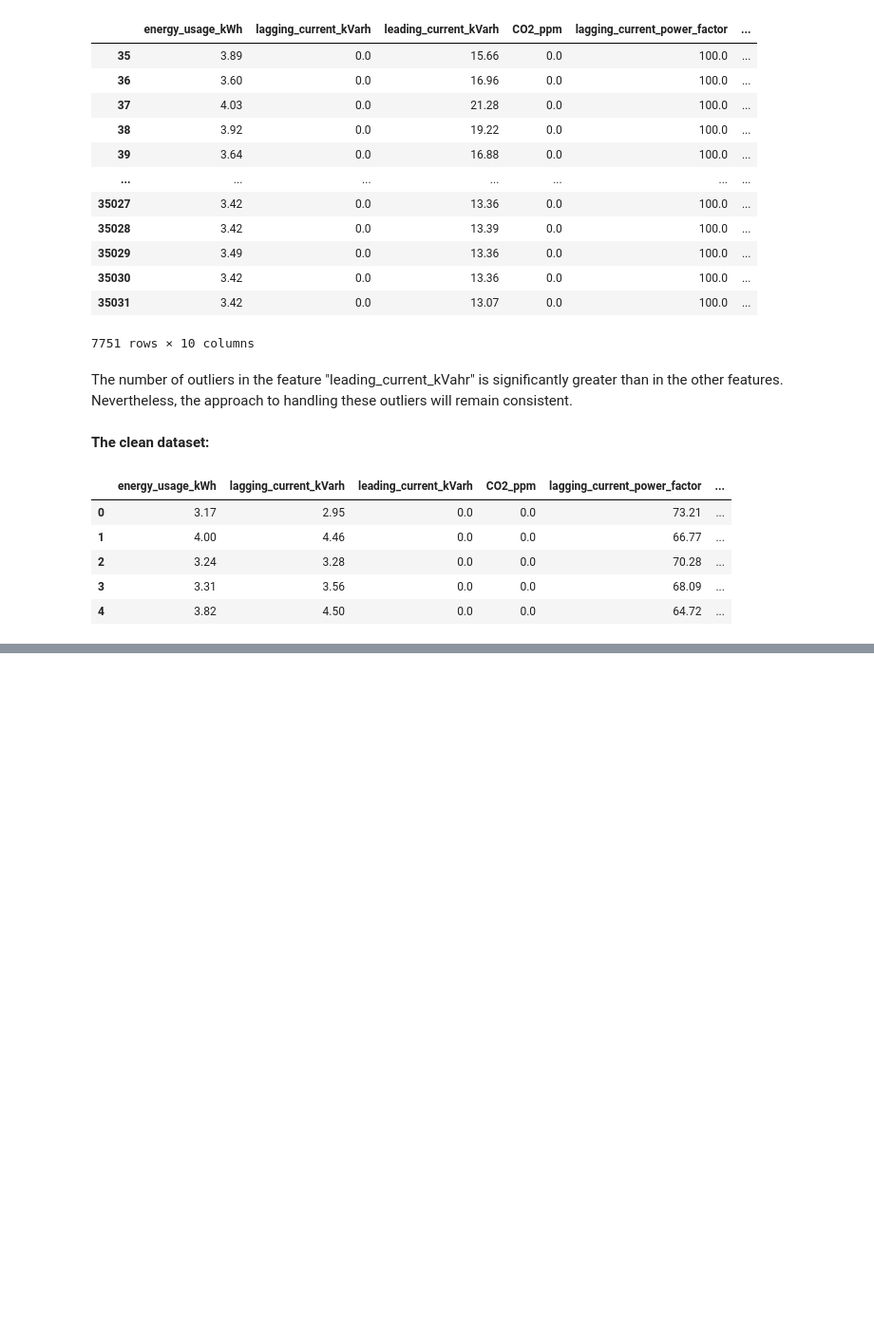
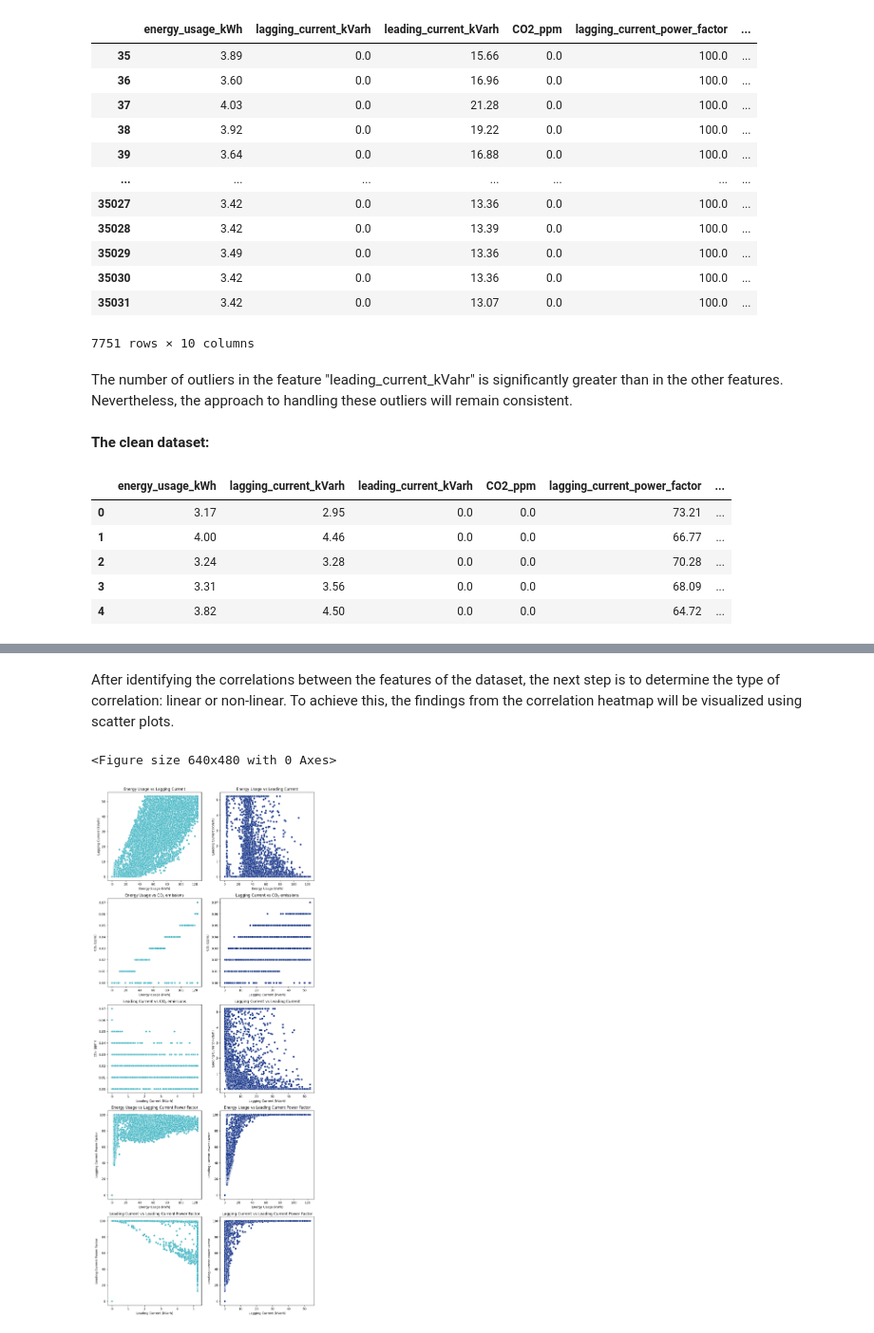
Before and after one commit to herrerovir/Steel-industry-energy-consumption-forecasting, a Jupyter notebook: Steel-industry-energy-consumption-forecasting.ipynb, the cells around one changed output, grey strips where cells are left out. Shown at 95% size. Drawn from its saved outputs; the diff is of its cells as text; code cells hidden in the pictures; blank space fills up the shorter version.

```diff
--- a/Steel-industry-energy-consumption-forecasting.ipynb
+++ b/Steel-industry-energy-consumption-forecasting.ipynb
@@ -376,0 +445,64 @@ energy_consumption.head()
+# %% [markdown]
+After identifying the correlations between the features of the dataset, the next step is to determine the type of correlation: linear or non-linear. To achieve this, the findings from the correlation heatmap will be visualized using scatter plots.
+# %%
+# Plot scatterplots
+correlation_scatterplot_graph = plt.figure()
+
+fig, ax = plt.subplots(5, 2, figsize=(12, 30))
+
+ax = ax.flatten()
+
+sns.scatterplot(data = energy_consumption, x = "energy_usage_kWh", y = "lagging_current_kVarh", ax = ax[0], color = "#41b6c4")
+ax[0].set_title("Energy Usage vs Lagging Current")
+ax[0].set_xlabel("Energy Usage (kWh)")
+ax[0].set_ylabel("Lagging Current (kVarh)")
+
+sns.scatterplot(data = energy_consumption, x = "energy_usage_kWh", y = "leading_current_kVarh", ax = ax[1], color = "#0c2c84")
+ax[1].set_title("Energy Usage vs Leading Current")
+ax[1].set_xlabel("Energy Usage (kWh)")
+ax[1].set_ylabel("Leading Current (kVarh)")
+
+sns.scatterplot(data = energy_consumption, x = "energy_usage_kWh", y = "CO2_ppm", ax = ax[2], color = "#41b6c4")
+ax[2].set_title("Energy Usage vs CO$_2$ emissions")
+ax[2].set_xlabel("Energy Usage (kWh)")
+ax[2].set_ylabel("CO$_2$ (ppm)")
+
+sns.scatterplot(data = energy_consumption, x = "lagging_current_kVarh", y = "CO2_ppm", ax = ax[3], color = "#0c2c84")
+ax[3].set_title("Lagging Current vs CO$_2$ emissions")
+ax[3].set_xlabel("Lagging Current (kVarh)")
+ax[3].set_ylabel("CO$_2$ (ppm)")
+
+sns.scatterplot(data = energy_consumption, x = "leading_current_kVarh", y = "CO2_ppm", ax = ax[4], color = "#41b6c4")
+ax[4].set_title("Leading Current vs CO$_2$ emissions")
+ax[4].set_xlabel("Leading Current (kVarh)")
+ax[4].set_ylabel("CO$_2$ (ppm)")
+
+sns.scatterplot(data = energy_consumption, x = "lagging_current_kVarh", y = "leading_current_kVarh", ax = ax[5], color = "#0c2c84")
+ax[5].set_title("Lagging Current vs Leading Current")
+ax[5].set_xlabel("Lagging Current (kVarh)")
+ax[5].set_ylabel("Leading Current (kVarh)")
+
+sns.scatterplot(data = energy_consumption, x = "energy_usage_kWh", y = "lagging_current_power_factor", ax = ax[6], color = "#41b6c4")
+ax[6].set_title("Energy Usage vs Lagging Current Power Factor")
+ax[6].set_xlabel("Energy Usage (kWh)")
+ax[6].set_ylabel("Lagging Current Power Factor")
+
+sns.scatterplot(data = energy_consumption, x = "energy_usage_kWh", y = "leading_current_power_factor", ax = ax[7], color = "#0c2c84")
+ax[7].set_title("Energy Usage vs Leading Current Power Factor")
+ax[7].set_xlabel("Energy Usage (kWh)")
+ax[7].set_ylabel("Leading Current Power Factor")
+
+sns.scatterplot(data = energy_consumption, x = "leading_current_kVarh", y = "leading_current_power_factor", ax = ax[8], color = "#41b6c4")
+ax[8].set_title("Leading Current vs Leading Current Power Factor")
+ax[8].set_xlabel("Leading Current (kVarh)")
+ax[8].set_ylabel("Leading Current Power Factor")
+
+sns.scatterplot(data = energy_consumption, x = "lagging_current_kVarh", y = "leading_current_power_factor", ax = ax[9], color = "#0c2c84")
+ax[9].set_title("Lagging Current vs Leading Current Power Factor")
+ax[9].set_xlabel("Lagging Current (kVarh)")
+ax[9].set_ylabel("Leading Current Power Factor")
+
+plt.show()
+# %% [output]
+<Figure size 640x480 with 0 Axes>
+[figure, added]
```
Also changed, not shown: parts of 19 cells of this notebook.
